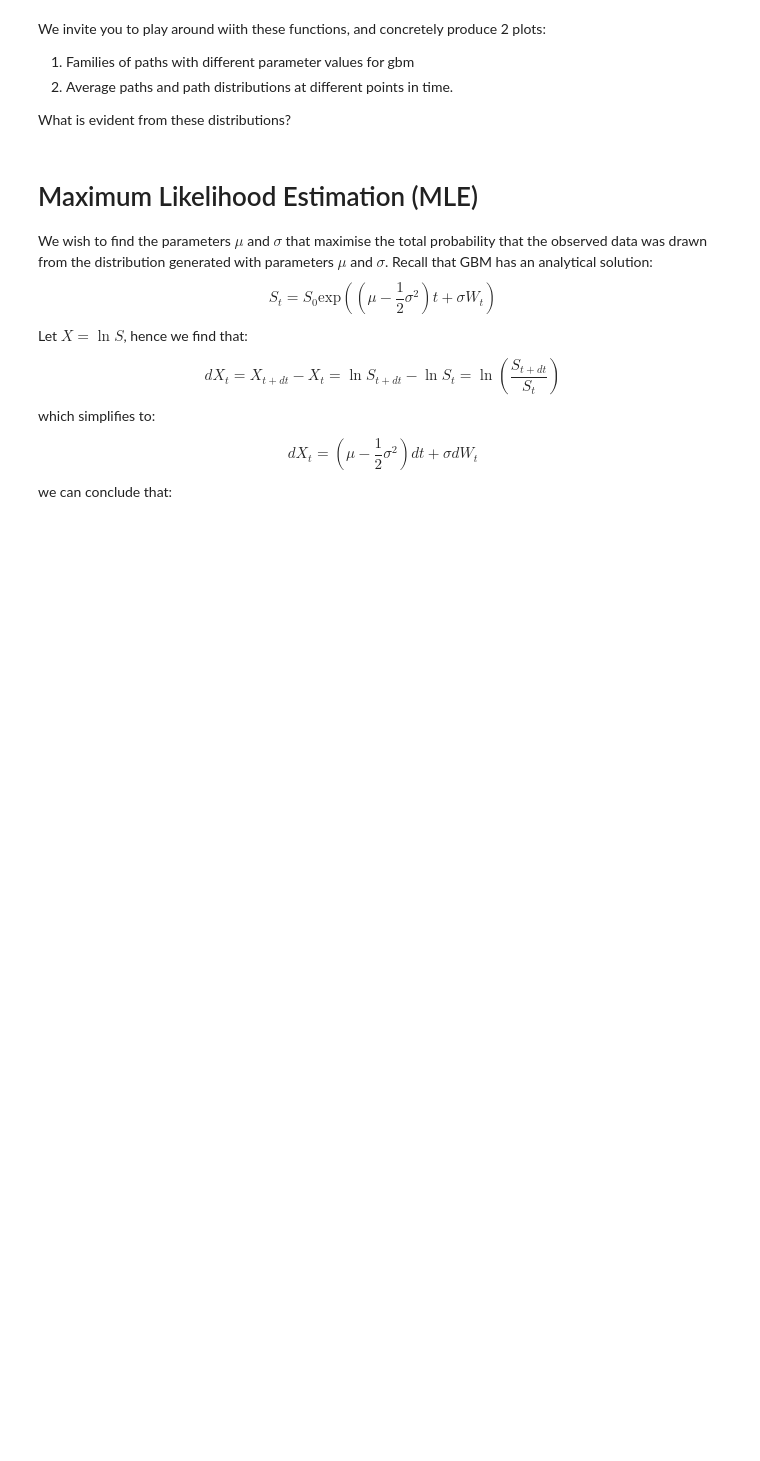
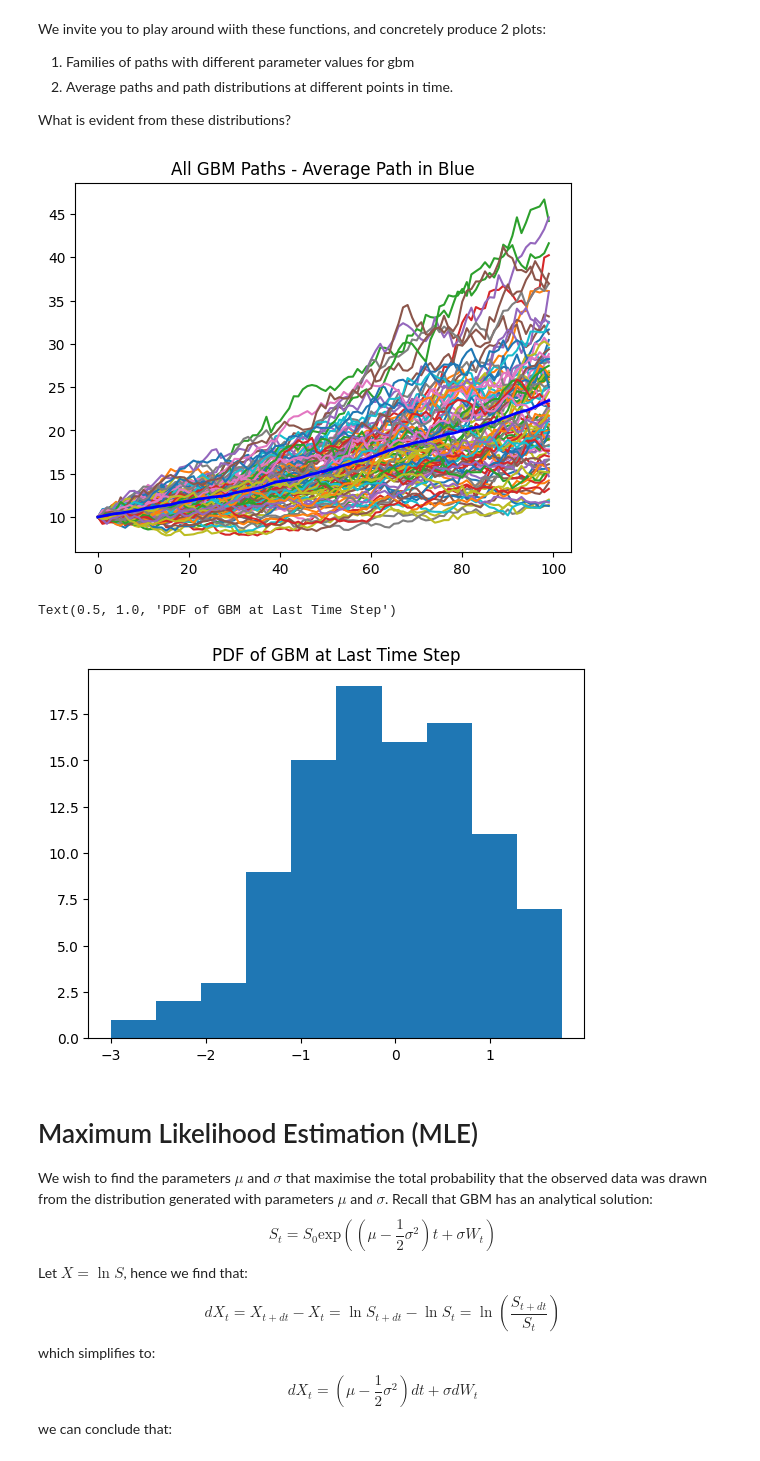
Before and after one commit to adamfowliee/EUITS, a Jupyter notebook: Workshop2/Parameter Optimisation.ipynb, the cells around one changed output. Cells and saved outputs as stored; diff of their text form; code cells hidden in the pictures; blank space fills up the shorter version.

```diff
--- a/Workshop2/Parameter Optimisation.ipynb
+++ b/Workshop2/Parameter Optimisation.ipynb
@@ -40,6 +40,34 @@ We invite you to play around wiith these functions, and concretely produce 2 plo
 2. Average paths and path distributions at different points in time.
 
 What is evident from these distributions?
+# %%
+W = np.random.normal(size=(100, 99))
+
+
+realised_paths = []
+
+# plotting all paths
+for path in W.T:
+    a = create_gbm(100.9, 0.03, 0.01, 10, path)
+    realised_paths.append(a)
+    plt.plot(a)
+
+# compute average path
+average_path = np.mean(realised_paths, axis=0)
+
+
+# plot average path thicker and darker
+plt.plot(average_path, linewidth=2, color='b')
+plt.title('All GBM Paths - Average Path in Blue')
+plt.show()
+
+# pdf of end of process
+plt.hist(W[:, -1])
+plt.title("PDF of GBM at Last Time Step")
+# %% [output]
+[figure, added]
+Text(0.5, 1.0, 'PDF of GBM at Last Time Step')
+[figure, added]
 # %% [markdown]
 # Maximum Likelihood Estimation (MLE)
 
```
Also changed, not shown: parts of 4 cells of this notebook, 1 other file.
